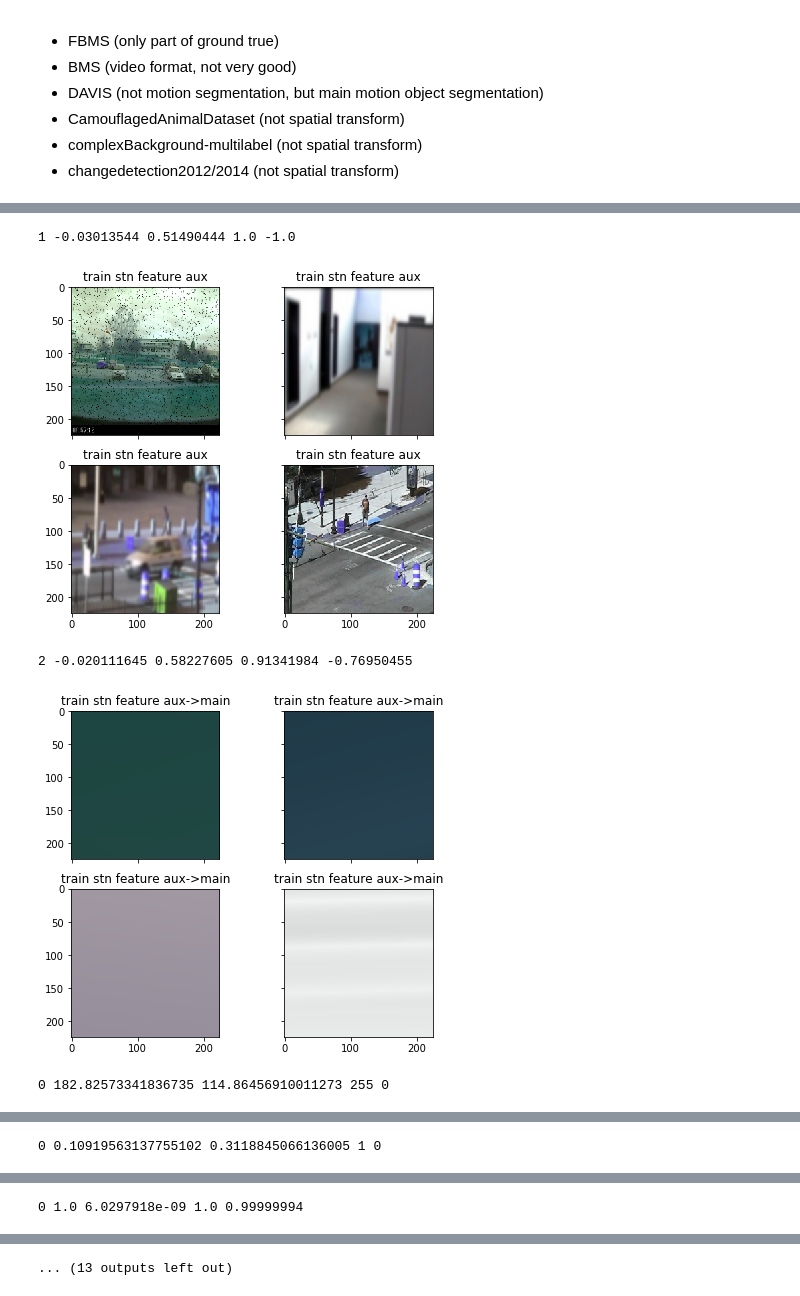
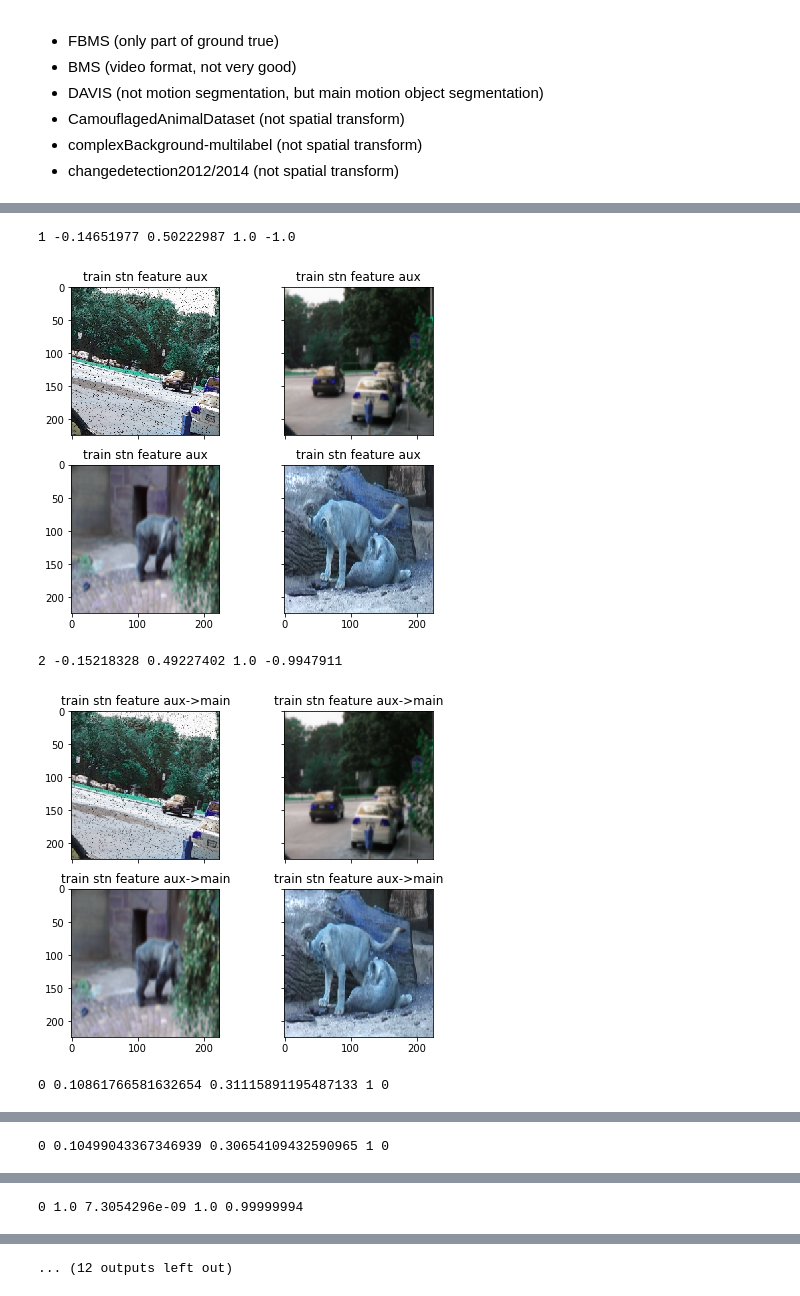
Before and after one commit to ISCAS007/torchseg, a Jupyter notebook: notebooks/motion_stn.ipynb, the cells around one changed output, grey strips where cells are left out. Drawn from its saved outputs; the diff is of its cells as text; code cells hidden in the pictures.

```diff
--- a/notebooks/motion_stn.ipynb
+++ b/notebooks/motion_stn.ipynb
@@ -126,7 +126,7 @@ def stn_loss(features,motion,pose,pose_mask_reg=1.0):
 
 config_list='--net_name motion_unet_stn --backbone_name vgg11'
 config_list+=' --upsample_layer 1 --freeze_layer 0 --deconv_layer 5 --use_none_layer False'
-config_list+=' --use_part_number 1000 --note times001_1 --dataset cdnet2014'
+config_list+=' --use_part_number 1000 --note test_stn --dataset FBMS'
 model,dataset_loaders,normer=get_model_and_dataset(config_list.split())
 device = torch.device('cuda' if torch.cuda.is_available() else 'cpu')
 model.eval()
@@ -185,5 +185,5 @@ layer_preference : (default:last)
-1 -0.03013544 0.51490444 1.0 -1.0
+1 -0.14651977 0.50222987 1.0 -1.0
-[figure, old version]
+[figure, new version]
-2 -0.020111645 0.58227605 0.91341984 -0.76950455
+2 -0.15218328 0.49227402 1.0 -0.9947911
-[figure, old version]
+[figure, new version]
-0 182.82573341836735 114.86456910011273 255 0
+0 0.10861766581632654 0.31115891195487133 1 0
@@ -191 +191 @@ layer_preference : (default:last)
-0 0.10919563137755102 0.3118845066136005 1 0
+0 0.10499043367346939 0.30654109432590965 1 0
@@ -193,6 +193,6 @@ layer_preference : (default:last)
-0 1.0 6.0297918e-09 1.0 0.99999994
+0 1.0 7.3054296e-09 1.0 0.99999994
 [figure]
-... (13 outputs left out)
+... (12 outputs left out)
 # %%
 image_lists=[]
 for idx,t in enumerate(stn_features):
```
Also changed, not shown: parts of 2 cells of this notebook, 9 other files.
